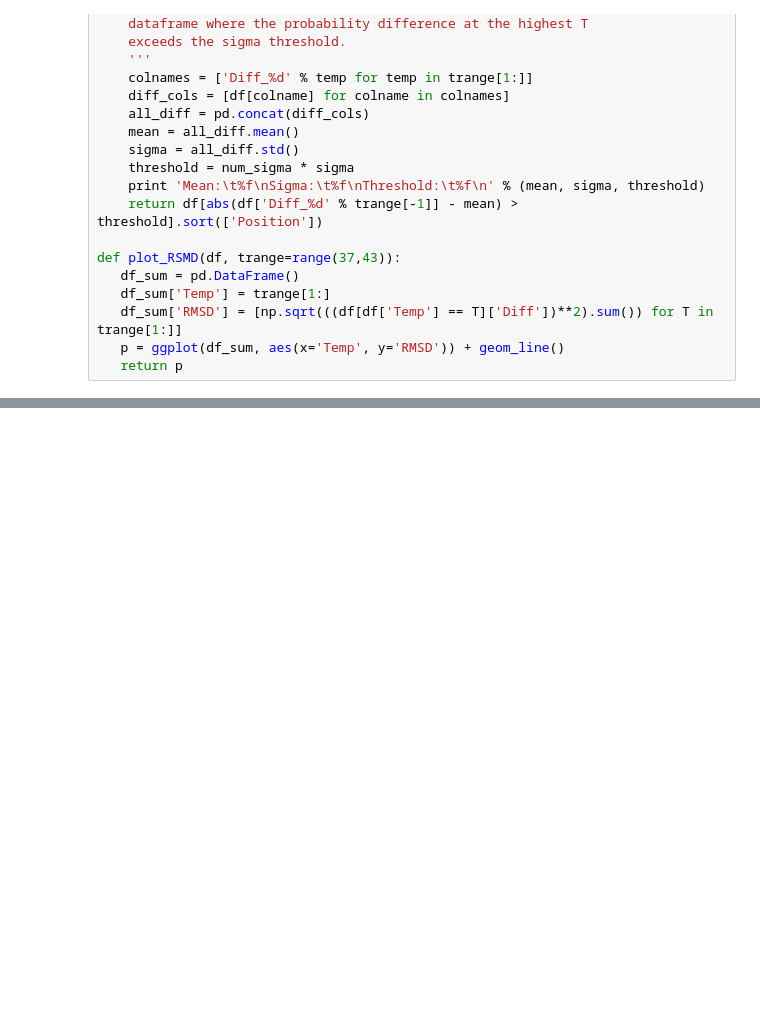
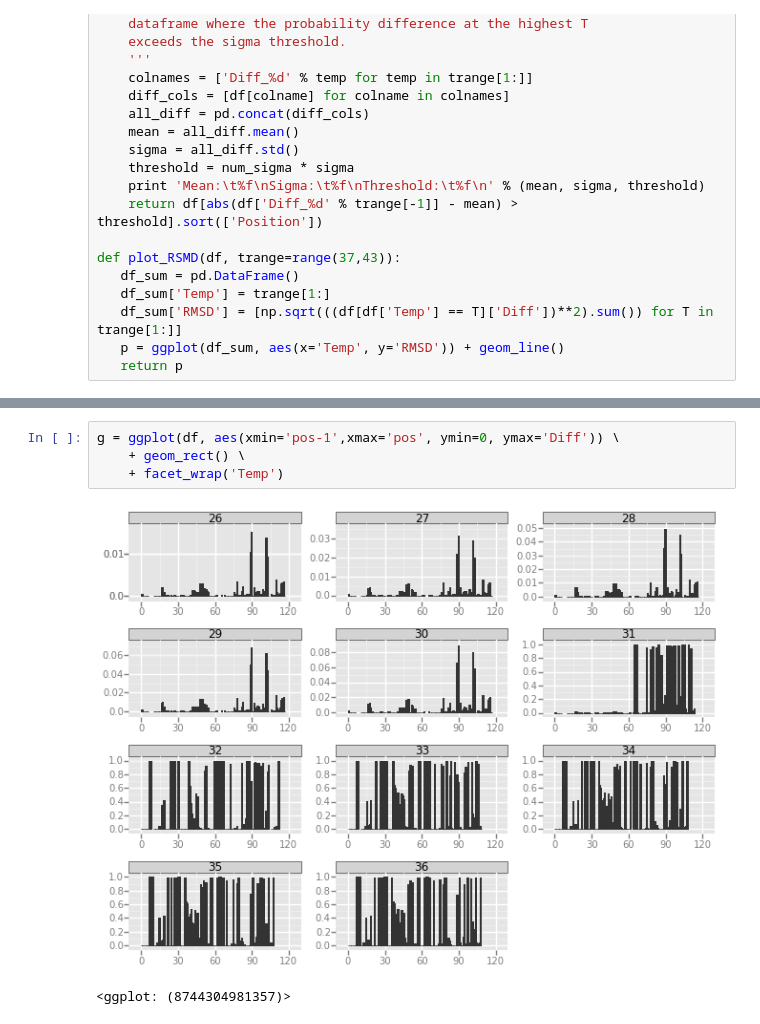
Before and after one commit to NudlerLab/biodata, a Jupyter notebook: sessions/ROSE-analysis.ipynb, the cells around one changed output, grey strips where cells are left out. Saved outputs shown, nothing was run; the diff lists cells and outputs as text; blank space fills up the shorter version.

```diff
--- a/sessions/ROSE-analysis.ipynb
+++ b/sessions/ROSE-analysis.ipynb
@@ -122,0 +250,7 @@ def plot_RSMD(df, trange=range(37,43)):
+# %%
+g = ggplot(df, aes(xmin='pos-1',xmax='pos', ymin=0, ymax='Diff')) \
+    + geom_rect() \
+    + facet_wrap('Temp')
+# %% [output]
+[figure, added]
+<ggplot: (8744304981357)>
```
Also changed, not shown: parts of 10 cells of this notebook.
